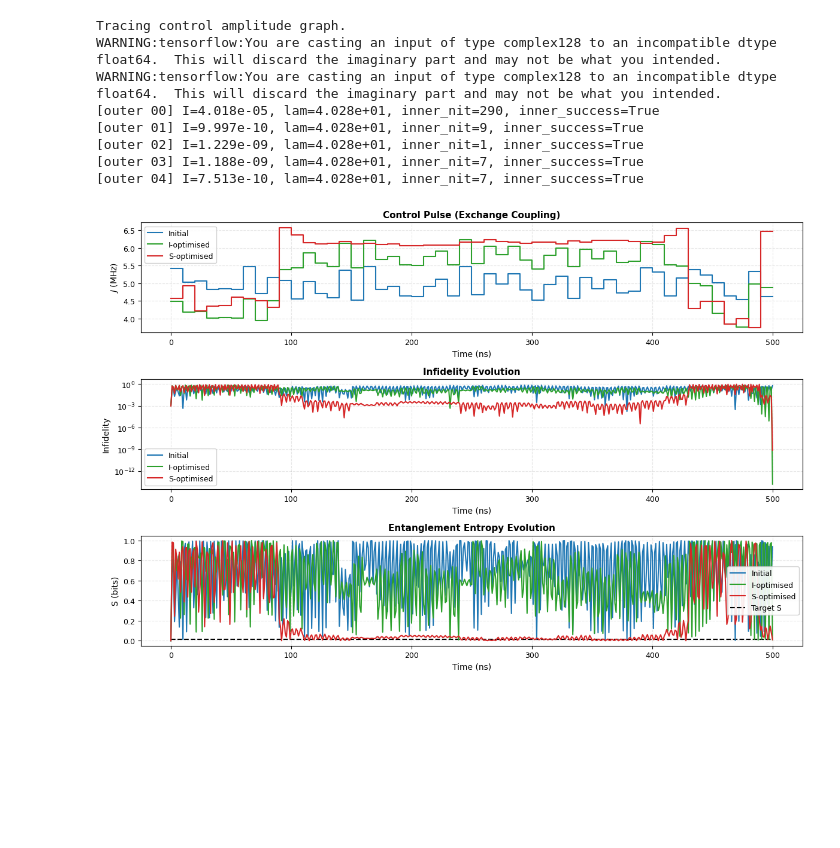
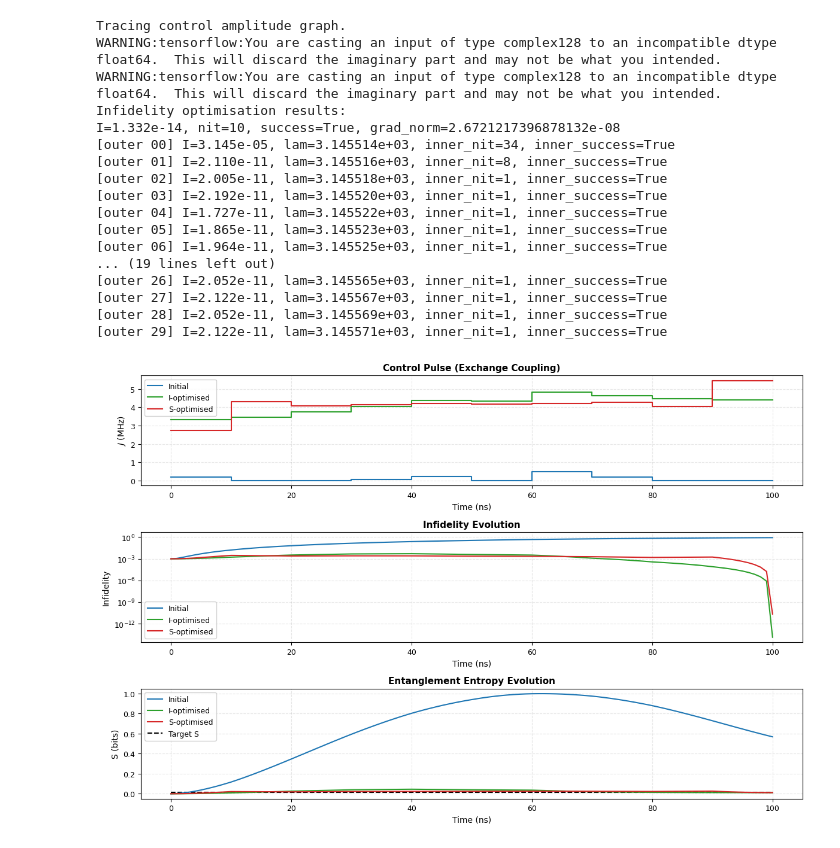
Before and after one commit to haoran-ye/pulse_VQE_entanglement, a Jupyter notebook: notebooks/sqe_lagrange.ipynb, the cells around one changed output. Saved outputs shown, nothing was run; the diff lists cells and outputs as text; code cells hidden in the pictures; blank space fills up the shorter version.

Commit message:
Wrote gate-based optimisation.

```diff
--- a/notebooks/sqe_lagrange.ipynb
+++ b/notebooks/sqe_lagrange.ipynb
@@ -13,42 +13,49 @@ from pulse_vqe_entanglement.plotting import plot_sqe_optimisation
 # %%
 config = SimulationConfig(
     zeeman_splittings=np.array([0.0, 8.0]),
-    initial_state=np.array([0.0, 1.0, 0.0, 0.0], dtype=np.complex128),
+    initial_state=np.array([0.0, 0.0, 1.0, 0.0], dtype=np.complex128),
     theta_target=0.01 * np.pi,
-    n_time_steps=50,
+    n_time_steps=10,
     n_discretisation=10,
-    T=500.0,
+    T=100.0,
     max_drive_strength=0.0,
     J_max=10.0,
     J_min=0.0,
     J_init_scale=1e-1,
     feromagnetic=False,
     gtol=1e-12,
-    maxiter=200,
-
-    # run both with identical x0
+    maxiter=500,
     run_mode="both",
-    init_seed=None,
+    init_seed=123,
 
     # primal-dual settings
-    S_max=0.05,
+    S_max=0.01,
     eps_infidelity=1e-12,
-    rho=10.0,
-    dual_lr=1e6,
-    n_outer=5,
-    inner_maxiter=300,
-    fd_eps=1e-5,
+    rho=0.0,
+    dual_lr=1e8,
+    n_outer=30,
+    inner_maxiter=500,
+    fd_eps=1e-6,
 )
 
 results = sqe_optimisation(config)
 plot_sqe_optimisation(results)
 # %% [output]
 Tracing control amplitude graph.
 WARNING:tensorflow:You are casting an input of type complex128 to an incompatible dtype float64.  This will discard the imaginary part and may not be what you intended.
 WARNING:tensorflow:You are casting an input of type complex128 to an incompatible dtype float64.  This will discard the imaginary part and may not be what you intended.
-[outer 00] I=4.018e-05, lam=4.028e+01, inner_nit=290, inner_success=True
-[outer 01] I=9.997e-10, lam=4.028e+01, inner_nit=9, inner_success=True
-[outer 02] I=1.229e-09, lam=4.028e+01, inner_nit=1, inner_success=True
-[outer 03] I=1.188e-09, lam=4.028e+01, inner_nit=7, inner_success=True
-[outer 04] I=7.513e-10, lam=4.028e+01, inner_nit=7, inner_success=True
+Infidelity optimisation results:
+I=1.332e-14, nit=10, success=True, grad_norm=2.6721217396878132e-08
+[outer 00] I=3.145e-05, lam=3.145514e+03, inner_nit=34, inner_success=True
+[outer 01] I=2.110e-11, lam=3.145516e+03, inner_nit=8, inner_success=True
+[outer 02] I=2.005e-11, lam=3.145518e+03, inner_nit=1, inner_success=True
+[outer 03] I=2.192e-11, lam=3.145520e+03, inner_nit=1, inner_success=True
+[outer 04] I=1.727e-11, lam=3.145522e+03, inner_nit=1, inner_success=True
+[outer 05] I=1.865e-11, lam=3.145523e+03, inner_nit=1, inner_success=True
+[outer 06] I=1.964e-11, lam=3.145525e+03, inner_nit=1, inner_success=True
+... (19 lines left out)
+[outer 26] I=2.052e-11, lam=3.145565e+03, inner_nit=1, inner_success=True
+[outer 27] I=2.122e-11, lam=3.145567e+03, inner_nit=1, inner_success=True
+[outer 28] I=2.052e-11, lam=3.145569e+03, inner_nit=1, inner_success=True
+[outer 29] I=2.122e-11, lam=3.145571e+03, inner_nit=1, inner_success=True
-[figure, old version]
+[figure, new version]
```
Also changed, not shown: parts of 1 cell of this notebook, 11 other files.
